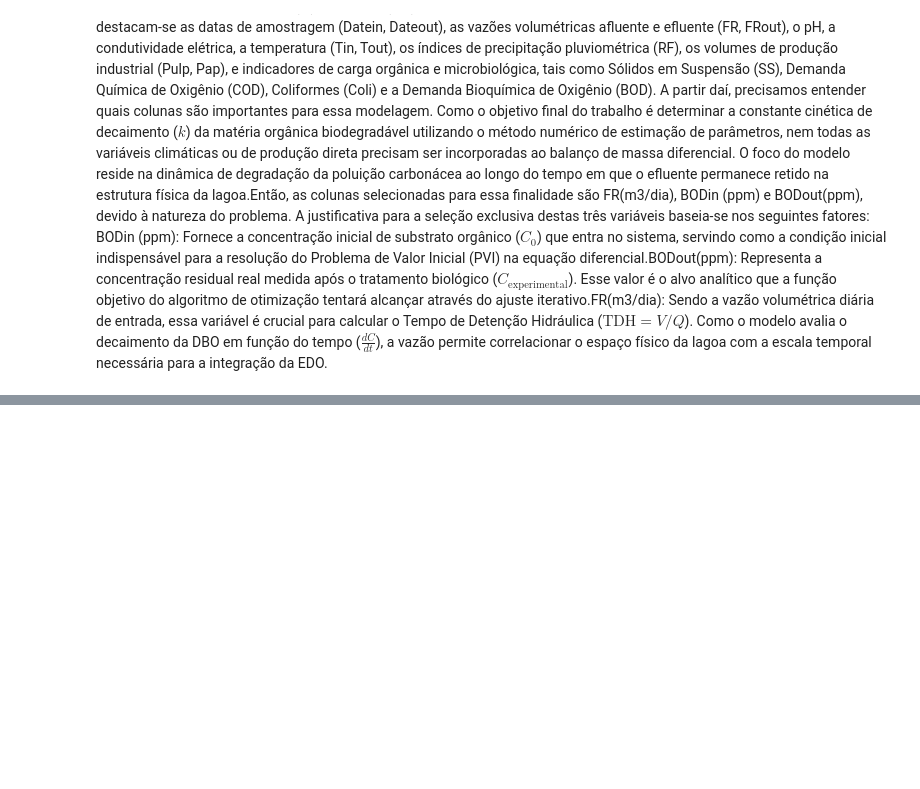
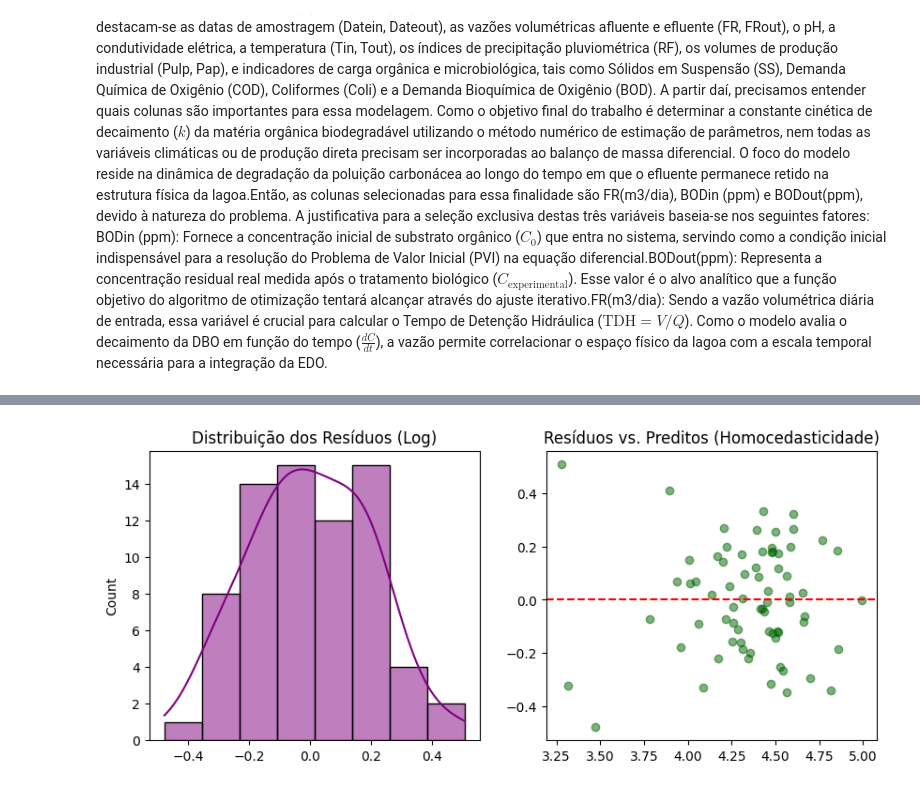
Before and after one commit to Souzalua/Matem-tica-instrumental, a Jupyter notebook: Otimizacao_lagoa.ipynb, the cells around one changed output, grey strips where cells are left out. Saved outputs shown, nothing was run; the diff lists cells and outputs as text; code cells hidden in the pictures; blank space fills up the shorter version.

```diff
--- a/Otimizacao_lagoa.ipynb
+++ b/Otimizacao_lagoa.ipynb
@@ -165,0 +267,7 @@ O gráfico prova que o modelo matemático funciona. A linha azul intercepta com
+# %%
+#@title Calculando o volume médio da lagoa
+tdh=4
+vaz_media=np.mean(df['FR(m3/dia)'])
+vaz_media
+VOLUME_LAGOA = tdh*vaz_media
+VOLUME_LAGOA # em m3
@@ -165,0 +276,7 @@ O gráfico prova que o modelo matemático funciona. A linha azul intercepta com
+# %%
+#Extração dos vetores a partir do df
+BOD_in = df['BODin (ppm)'].values
+BOD_out_real = df['BODout(ppm)'].values
+
+# Só para ter o tdh diário calculado como vetor a partir do df
+tdh = VOLUME_LAGOA / df['FR(m3/dia)'].values
@@ -165,0 +597,16 @@ O gráfico prova que o modelo matemático funciona. A linha azul intercepta com
+# %%
+# Diagnóstico de Resíduos: Essencial para validar a PCR
+residuos = y_mlr - y_pred_log
+
+plt.figure(figsize=(10, 4))
+plt.subplot(1, 2, 1)
+sns.histplot(residuos, kde=True, color='purple')
+plt.title('Distribuição dos Resíduos (Log)')
+
+plt.subplot(1, 2, 2)
+plt.scatter(y_pred_log, residuos, alpha=0.5, color='darkgreen')
+plt.axhline(0, color='red', linestyle='--')
+plt.title('Resíduos vs. Preditos (Homocedasticidade)')
+plt.show()
+# %% [output]
+[figure, added]
```
Also changed, not shown: parts of 57 cells of this notebook.
